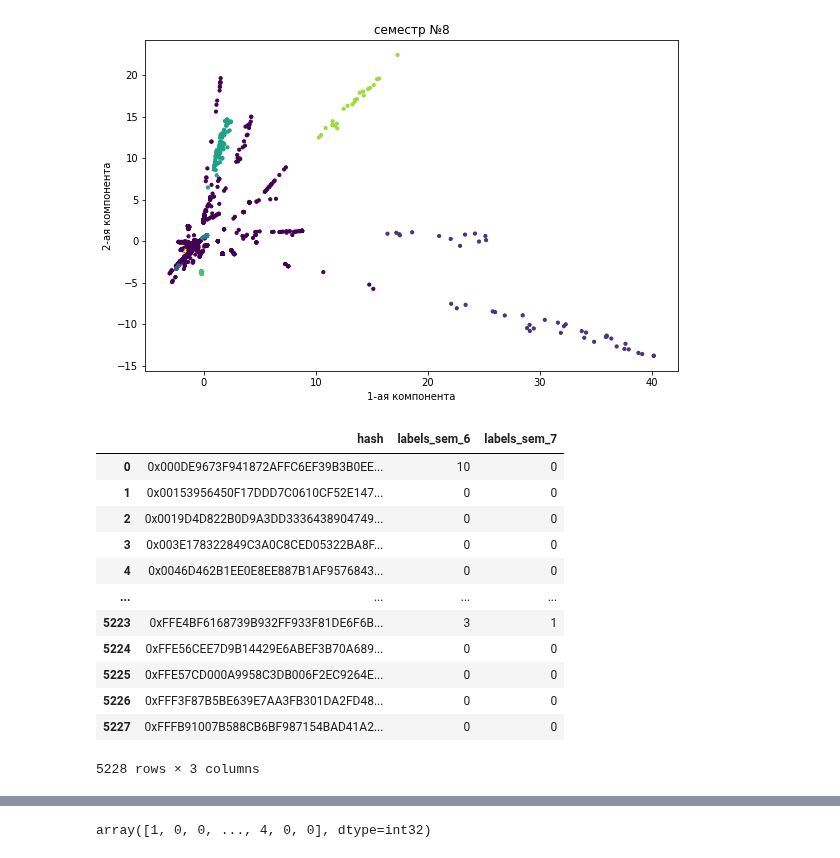
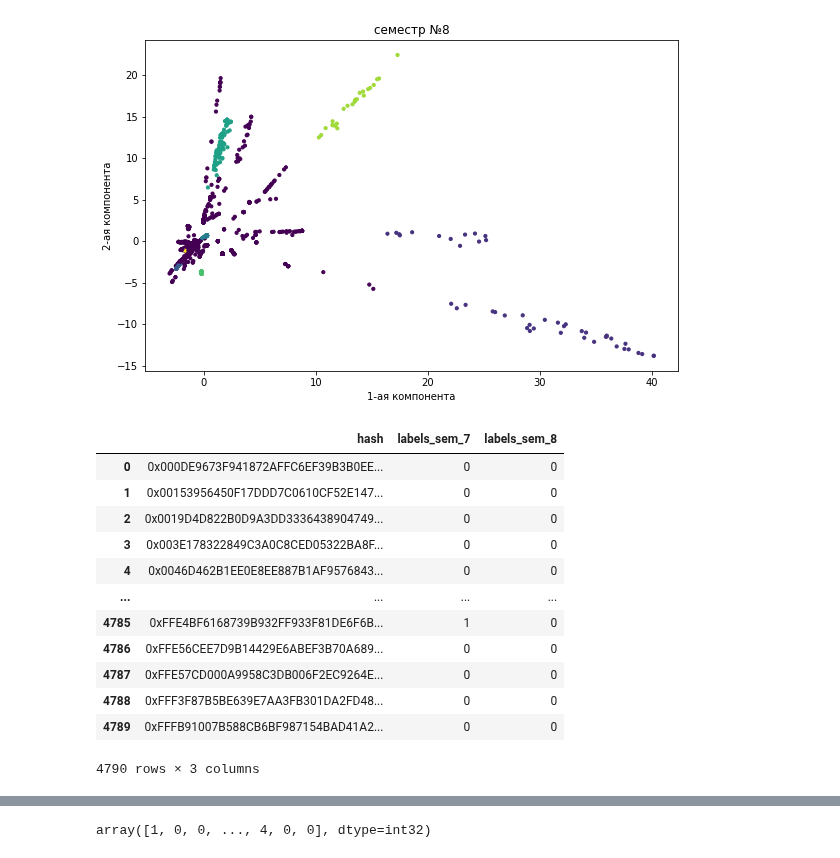
Before and after one commit to Maksimka9/clustering, a Jupyter notebook: main.ipynb, the cells around one changed output, grey strips where cells are left out. Drawn from its saved outputs; the diff is of its cells as text; code cells hidden in the pictures.

```diff
--- a/main.ipynb
+++ b/main.ipynb
@@ -299,24 +285,24 @@ hash_df_list = [hash_df_1, hash_df_2, hash_df_3, hash_df_4,
 # %%
 compare_list = []
 
 for i in range(0, len(hash_df_list)-1):
   compare_labels_df = hash_df_list[i].merge(hash_df_list[i+1], on = 'hash', how = 'inner')
   compare_labels_df = compare_labels_df.rename(columns={'labels_x':'labels_sem_'+str(i+1),'labels_y':'labels_sem_'+str(i+2)})
   compare_list.append(compare_labels_df)
 
-compare_list[5]
+compare_list[6]
 # %% [output]
-|  | hash | labels_sem_6 | labels_sem_7 |
-| 0 | 0x000DE9673F941872AFFC6EF39B3B0EE... | 10 | 0 |
+|  | hash | labels_sem_7 | labels_sem_8 |
+| 0 | 0x000DE9673F941872AFFC6EF39B3B0EE... | 0 | 0 |
 | 1 | 0x00153956450F17DDD7C0610CF52E147... | 0 | 0 |
 | 2 | 0x0019D4D822B0D9A3DD3336438904749... | 0 | 0 |
 | 3 | 0x003E178322849C3A0C8CED05322BA8F... | 0 | 0 |
 | 4 | 0x0046D462B1EE0E8EE887B1AF9576843... | 0 | 0 |
 | ... | ... | ... | ... |
-| 5223 | 0xFFE4BF6168739B932FF933F81DE6F6B... | 3 | 1 |
-| 5224 | 0xFFE56CEE7D9B14429E6ABEF3B70A689... | 0 | 0 |
-| 5225 | 0xFFE57CD000A9958C3DB006F2EC9264E... | 0 | 0 |
-| 5226 | 0xFFF3F87B5BE639E7AA3FB301DA2FD48... | 0 | 0 |
-| 5227 | 0xFFFB91007B588CB6BF987154BAD41A2... | 0 | 0 |
+| 4785 | 0xFFE4BF6168739B932FF933F81DE6F6B... | 1 | 0 |
+| 4786 | 0xFFE56CEE7D9B14429E6ABEF3B70A689... | 0 | 0 |
+| 4787 | 0xFFE57CD000A9958C3DB006F2EC9264E... | 0 | 0 |
+| 4788 | 0xFFF3F87B5BE639E7AA3FB301DA2FD48... | 0 | 0 |
+| 4789 | 0xFFFB91007B588CB6BF987154BAD41A2... | 0 | 0 |
-5228 rows × 3 columns
+4790 rows × 3 columns
 # %%
```
Also changed, not shown: parts of 8 cells of this notebook.
